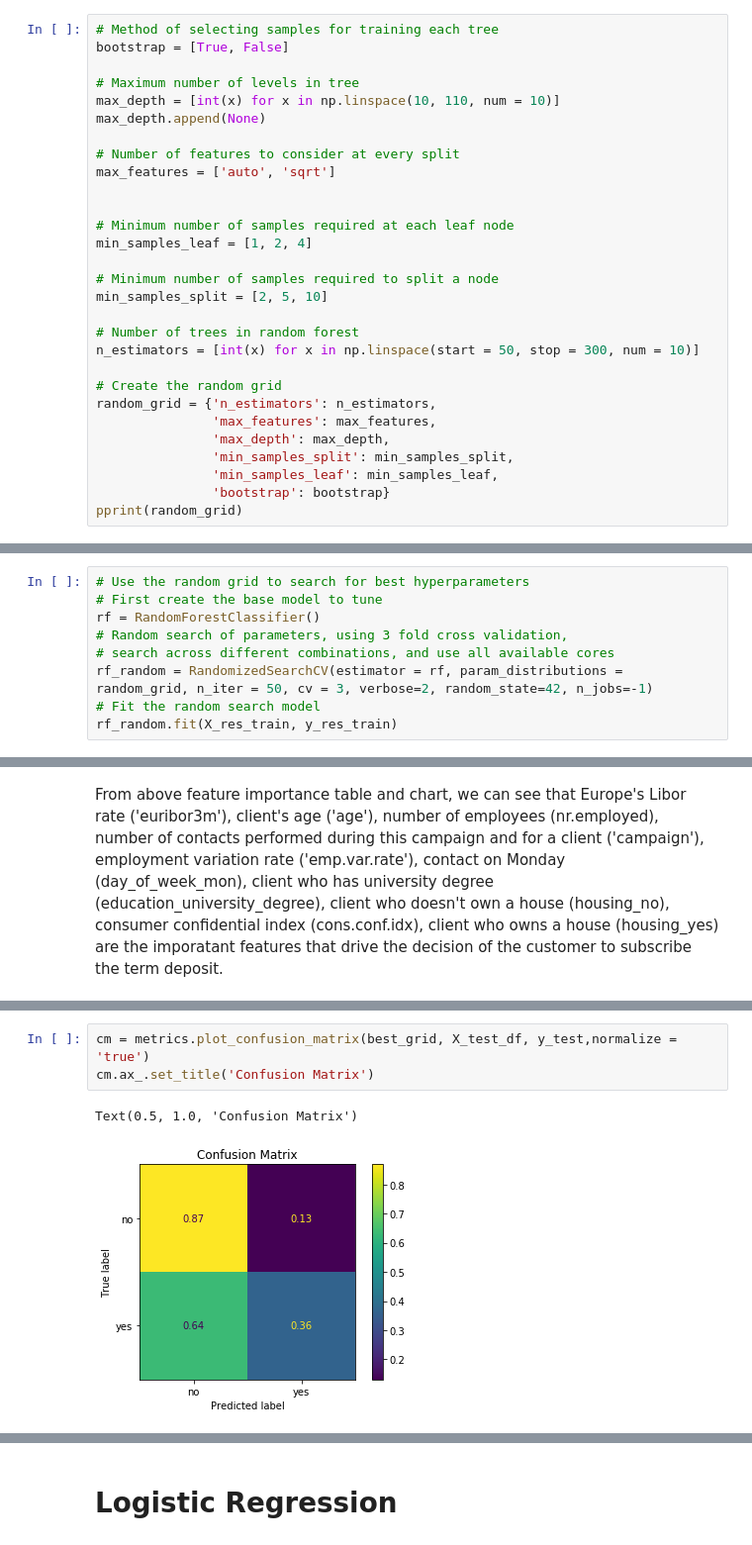
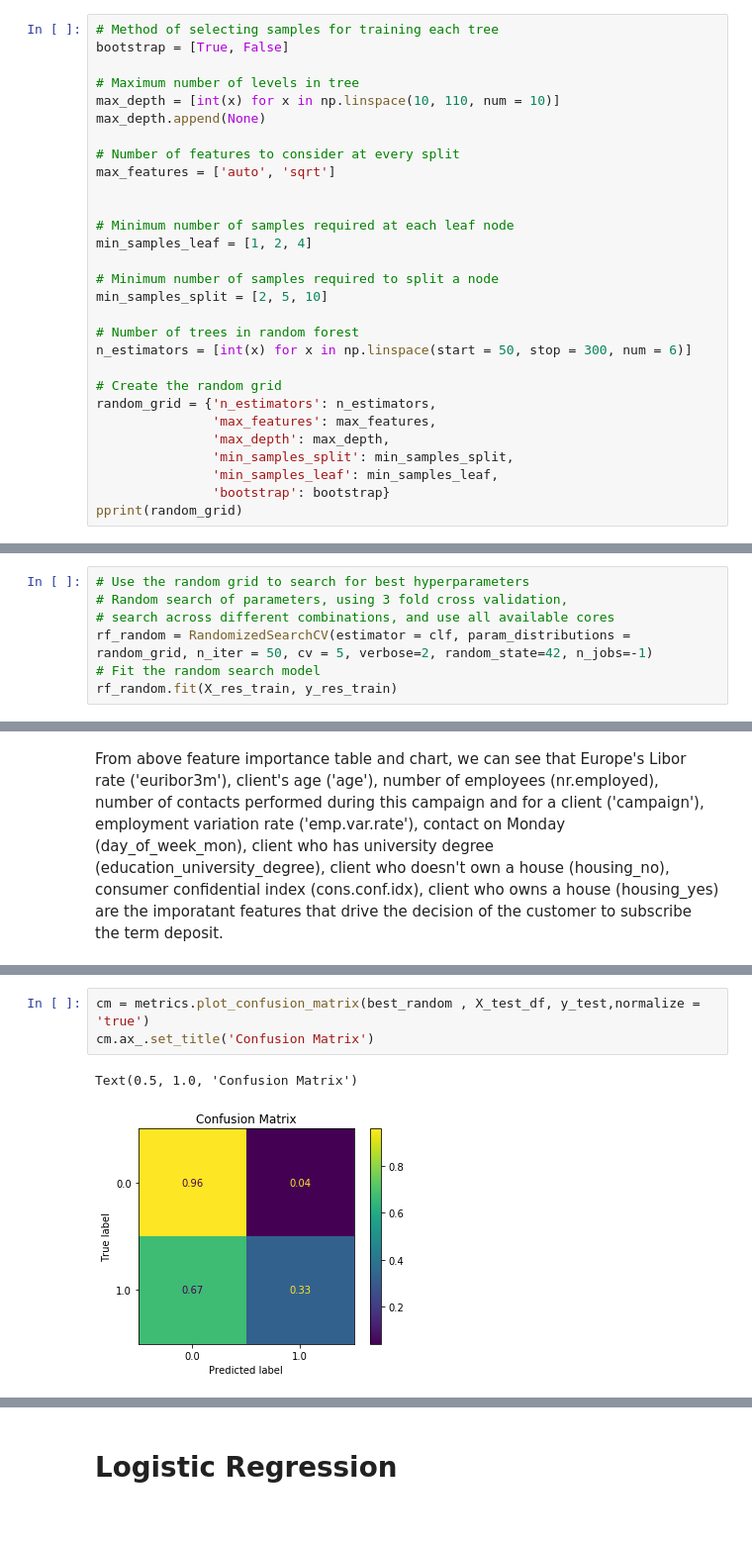
Before and after one commit to swang141/springboard_datascience, a Jupyter notebook: Bank_Marketing_Direct_Call_Marketing_Analysis.ipynb, the cells around one changed output, grey strips where cells are left out. Shown at 99% size. Saved outputs shown, nothing was run; the diff lists cells and outputs as text.

```diff
--- a/Bank_Marketing_Direct_Call_Marketing_Analysis.ipynb
+++ b/Bank_Marketing_Direct_Call_Marketing_Analysis.ipynb
@@ -715,7 +711,7 @@ min_samples_leaf = [1, 2, 4]
 min_samples_split = [2, 5, 10]
 
 # Number of trees in random forest
-n_estimators = [int(x) for x in np.linspace(start = 50, stop = 300, num = 10)]
+n_estimators = [int(x) for x in np.linspace(start = 50, stop = 300, num = 6)]
 
 # Create the random grid
 random_grid = {'n_estimators': n_estimators,
@@ -735,10 +731,8 @@ pprint(random_grid)
 # %%
 # Use the random grid to search for best hyperparameters
-# First create the base model to tune
-rf = RandomForestClassifier()
 # Random search of parameters, using 3 fold cross validation,
 # search across different combinations, and use all available cores
-rf_random = RandomizedSearchCV(estimator = rf, param_distributions = random_grid, n_iter = 50, cv = 3, verbose=2, random_state=42, n_jobs=-1)
+rf_random = RandomizedSearchCV(estimator = clf, param_distributions = random_grid, n_iter = 50, cv = 5, verbose=2, random_state=42, n_jobs=-1)
 # Fit the random search model
 rf_random.fit(X_res_train, y_res_train)
 # %% [output]
@@ -970,7 +947,7 @@ true negative: 6348
 # %%
-cm = metrics.plot_confusion_matrix(best_grid, X_test_df, y_test,normalize = 'true')
+cm = metrics.plot_confusion_matrix(best_random , X_test_df, y_test,normalize = 'true')
 cm.ax_.set_title('Confusion Matrix')
 # %% [output]
 Text(0.5, 1.0, 'Confusion Matrix')
-[figure, old version]
+[figure, new version]
 # %%
```
Also changed, not shown: parts of 89 cells of this notebook.
